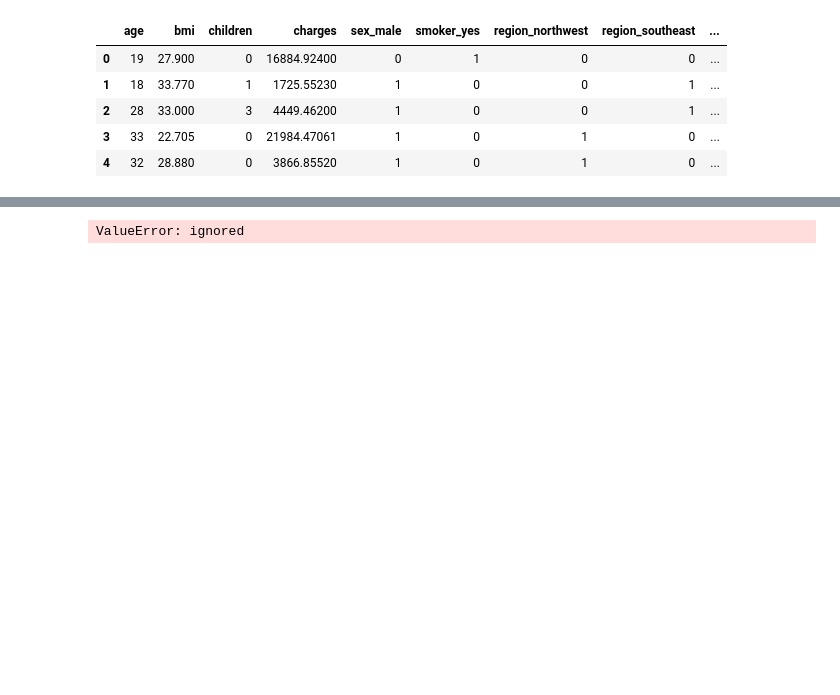
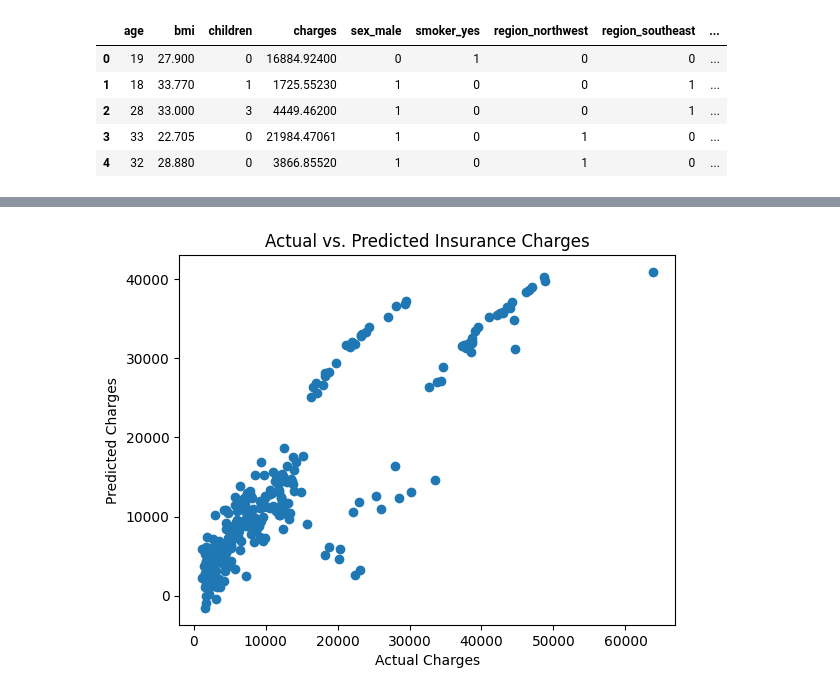
Before and after one commit to Bagyalakshmi1429/machine_learning, a Jupyter notebook: MLLAB6.ipynb, the cells around one changed output, grey strips where cells are left out. Drawn from its saved outputs; the diff is of its cells as text; code cells hidden in the pictures; blank space fills up the shorter version.

```diff
--- a/MLLAB6.ipynb
+++ b/MLLAB6.ipynb
@@ -128,21 +77,0 @@ from sklearn.model_selection import train_test_split
-# %%
-# Convert categorical variables to numeric using LabelEncoder or OneHotEncoder
-# For 'sex' column
-label_encoder = LabelEncoder()
-df['sex'] = label_encoder.fit_transform(df['sex'])
-
-# For 'smoker' column
-df['smoker'] = label_encoder.fit_transform(df['smoker'])
-
-# For 'region' column
-one_hot_encoder = OneHotEncoder(sparse=False)
-encoded_regions = one_hot_encoder.fit_transform(df['region'].values.reshape(-1, 1))
-encoded_regions_df = pd.DataFrame(encoded_regions, columns=['region_'+str(i) for i in range(encoded_regions.shape[1])])
-df = pd.concat([df, encoded_regions_df], axis=1)
-
-# Separate features (X) and target variable (y)
-X = df[['age', 'sex', 'bmi', 'children', 'smoker'] + list(encoded_regions_df.columns)]
-y = df['charges']
-
-# Split the data into training and testing sets
-X_train, X_test, y_train, y_test = train_test_split(X, y, test_size=0.2, random_state=42)
@@ -156,0 +78,6 @@ LinearRegression()
+# %%
+X = df[['age', 'bmi', 'children', 'sex_male', 'smoker_yes', 'region_northwest', 'region_southeast', 'region_southwest']]
+y = df['charges']
+
+# Split the data into training and testing sets
+X_train, X_test, y_train, y_test = train_test_split(X, y, test_size=0.2, random_state=42)
@@ -179,42 +119,8 @@ R-squared (R2) Score: 0.7835929767120723
-# %%
-import pandas as pd
-from sklearn.model_selection import train_test_split
-from sklearn.linear_model import LinearRegression
-from sklearn.metrics import mean_absolute_error, mean_squared_error, r2_score, explained_variance_score
-
-# Load the data into a DataFrame (assuming 'df' is the DataFrame containing the dataset)
-df = pd.read_csv('/content/drive/MyDrive/insurance.csv')
-
-# Separate features (X) and target variable (y)
-X = df[['age', 'sex', 'bmi', 'children', 'smoker', 'region']]  # Assuming all columns are included
-y = df['charges']
-
-# Split the data into training and testing sets
-X_train, X_test, y_train, y_test = train_test_split(X, y, test_size=0.2, random_state=42)
-
-# Train the linear regression model
-model = LinearRegression()
-model.fit (X_train, y_train)
-
-# Make predictions on the testing set
-y_pred = model.predict(X_test)
-
-# Calculate evaluation metrics
-mae = mean_absolute_error(y_test, y_pred)
-mse = mean_squared_error(y_test, y_pred)
-rmse = mean_squared_error(y_test, y_pred, squared=False)
-r2 = r2_score(y_test, y_pred)
-adjusted_r2 = 1 - (1-r2)*(len(y_test)-1)/(len(y_test)-X_test.shape[1]-1)
-rss = ((y_test - y_pred) ** 2).sum()
-evs = explained_variance_score(y_test, y_pred)
-
-# Display the evaluation metrics
-print('Mean Absolute Error (MAE):', mae)
-print('Mean Squared Error (MSE):', mse)
-print('Root Mean Squared Error (RMSE):', rmse)
-print('R-squared (R2) Score:', r2)
-print('Adjusted R-squared Score:', adjusted_r2)
-print('Residual Sum of Squares (RSS):', rss)
-print('Explained Variance Score:', evs)
-# %% [output]
-ValueError: ignored
+# %%
+plt.scatter(y_test, y_pred)
+plt.xlabel('Actual Charges')
+plt.ylabel('Predicted Charges')
+plt.title('Actual vs. Predicted Insurance Charges')
+plt.show()
+# %% [output]
+[figure, added]
```
Also changed, not shown: parts of 5 cells of this notebook.
